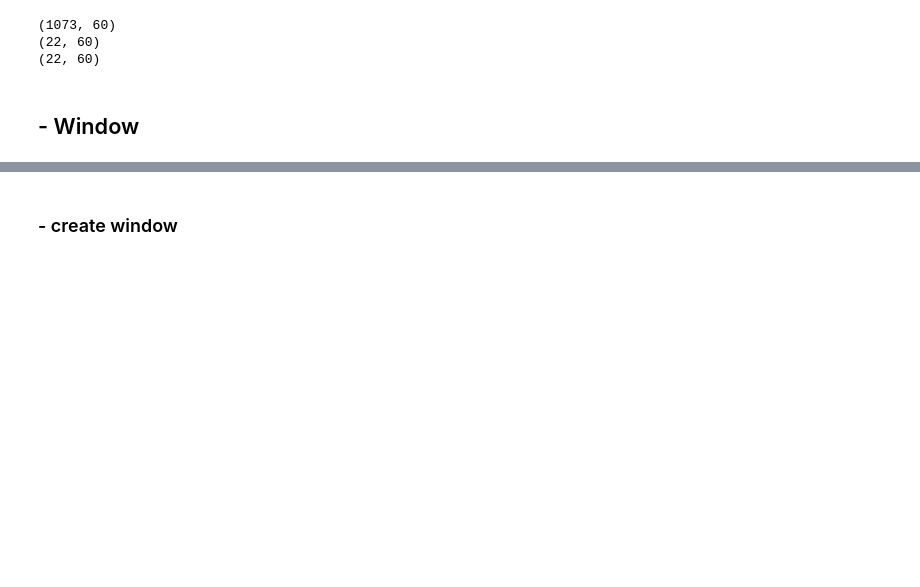
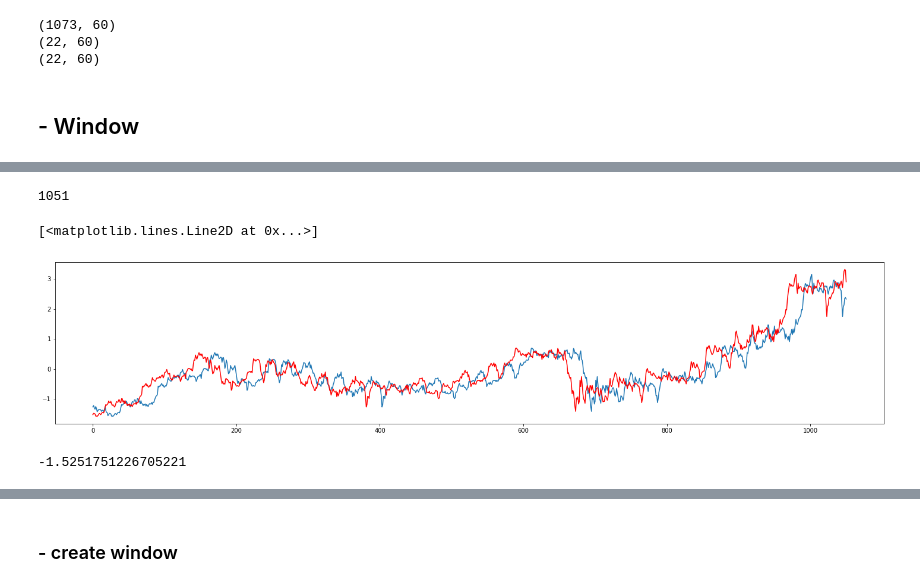
Before and after one commit to valentina-bec/tokyo-stock-exchange, a Jupyter notebook: notebooks/model.ipynb, the cells around one changed output, grey strips where cells are left out. Cells and saved outputs as stored; diff of their text form; code cells hidden in the pictures; blank space fills up the shorter version.

Commit message:
manual slices

```diff
--- a/notebooks/model.ipynb
+++ b/notebooks/model.ipynb
@@ -165,0 +229,4 @@ print(df_test_scaled.shape)
+# %%
+windowsize=22
+inputs = train.iloc[0:windowsize,0:]
+label = train.iloc[windowsize,0:]
@@ -165,0 +237,16 @@ print(df_test_scaled.shape)
+# %%
+def slice_windows(df, windowsize=22):
+    s_inputs = list()
+    s_labels = list()
+    # iterate over observations
+    for i in range(0, len(df)-windowsize):
+        # slice inputs
+        input = df.iloc[i:windowsize + i ,0:]
+        s_inputs.append(input)
+        # slice target
+        label = df.iloc[windowsize + i,0:]
+        s_labels.append(label)
+
+    return s_labels, s_inputs
+# %%
+label_slices, input_slices = slice_windows(train)
@@ -165,0 +285,24 @@ print(df_test_scaled.shape)
+# %%
+# extract close:
+close_label_list = list()
+for i in range(0,len(label_slices)):
+    close_label_list.append(label_slices[i][0])#
+
+close_input_list = list()
+for i in range(0,len(input_slices)):
+    close_input_list.append(input_slices[i].iloc[0][0])
+# %%
+len(close_input_list)
+# %% [output]
+1051
+# %%
+plt.figure(figsize=(25,5))
+plt.plot(close_input_list)
+plt.plot(close_label_list, color='red')
+# %% [output]
+[<matplotlib.lines.Line2D at 0x...>]
+[figure, added]
+# %%
+label_slices[0][0]
+# %% [output]
+-1.5251751226705221
```
Also changed, not shown: parts of 18 cells of this notebook.
